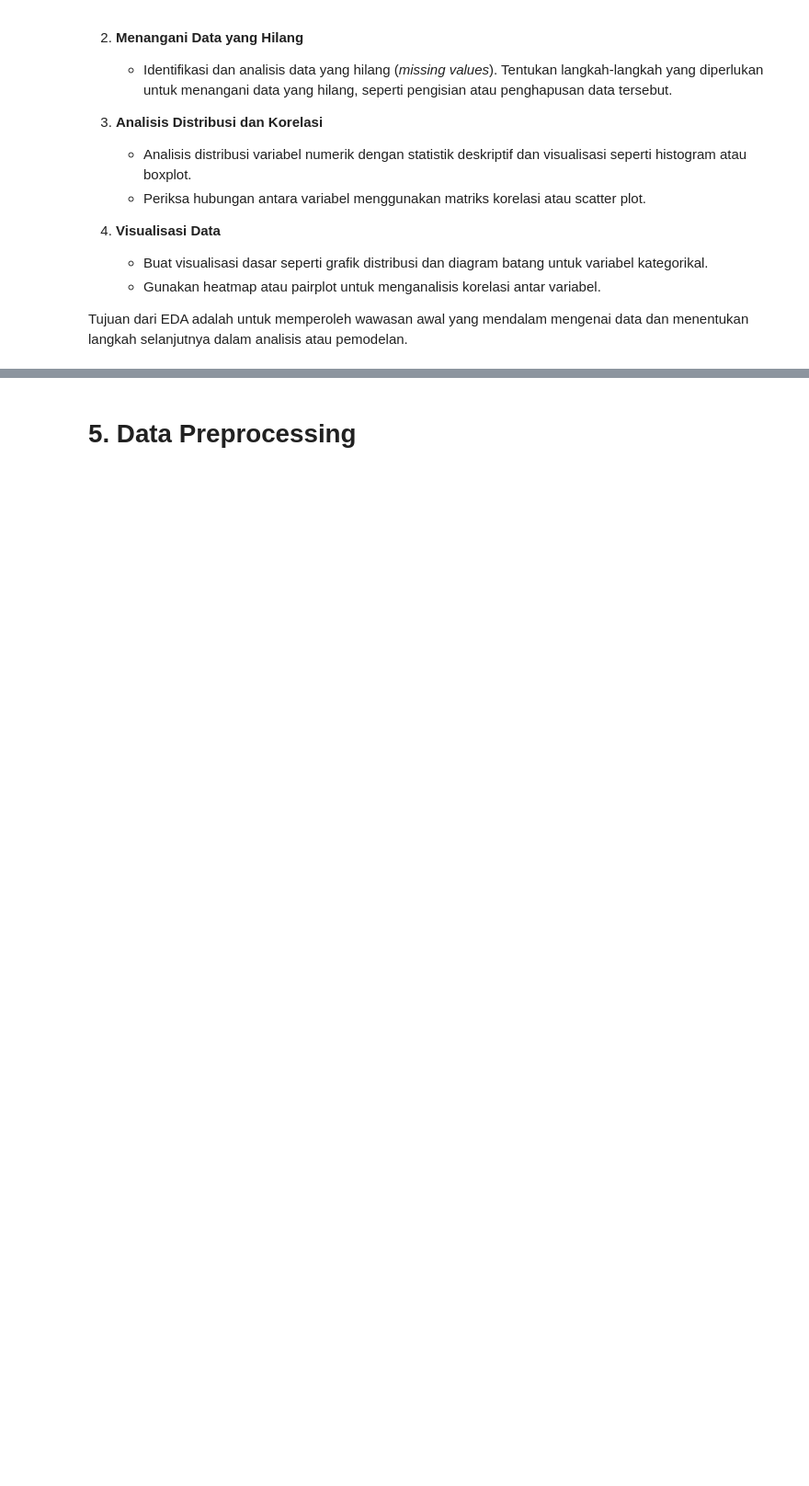
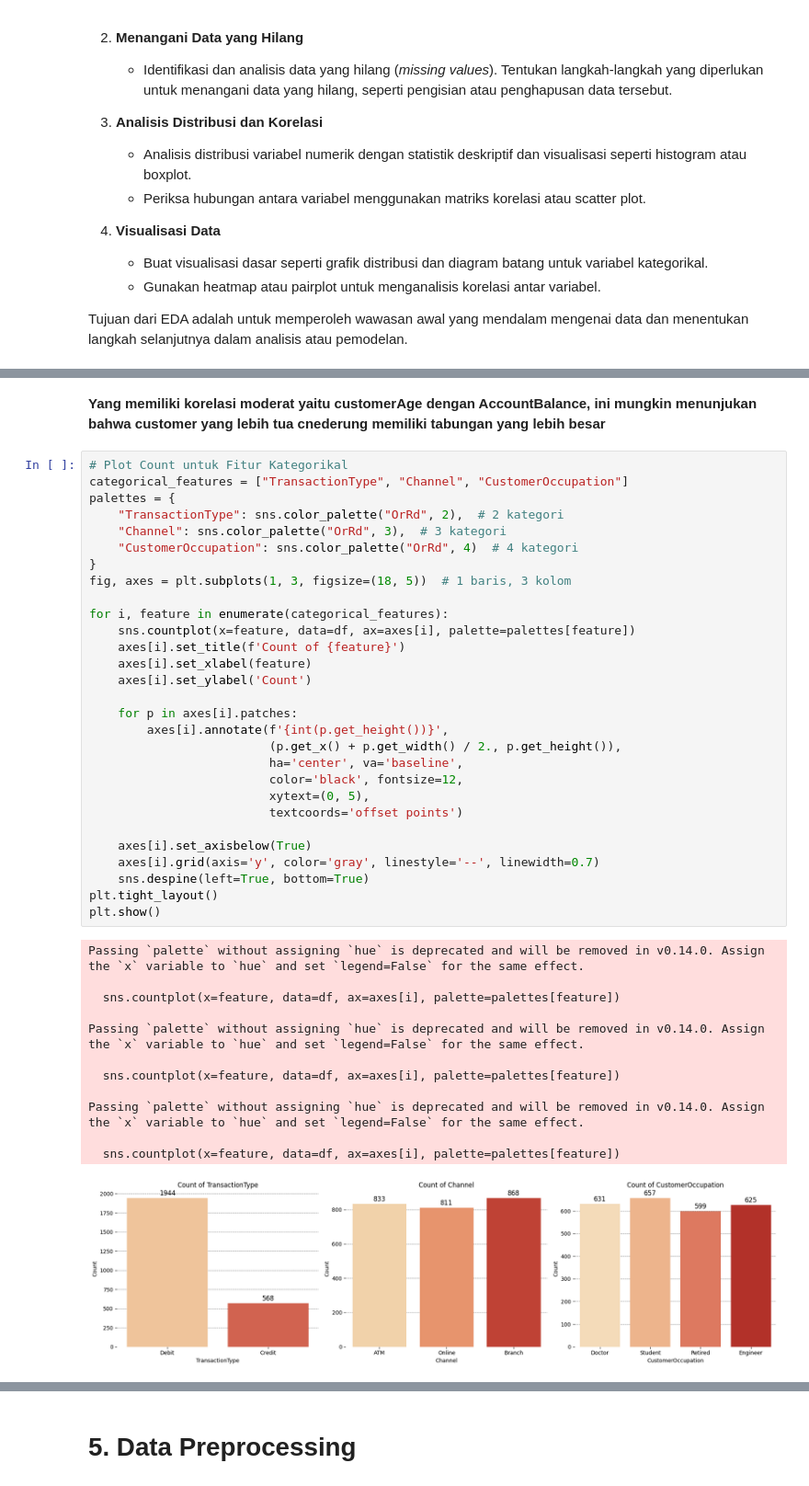
Before and after one commit to Kanaieu/bank-fraud-detection, a Jupyter notebook: [Clustering]_Submission_Akhir_BMLP_Muhammad_Tsaqiif_Ash-Shiddiq.ipynb, the cells around one changed output, grey strips where cells are left out. Shown at 92% size. Cells and saved outputs as stored; diff of their text form; blank space fills up the shorter version.

```diff
--- a/[Clustering]_Submission_Akhir_BMLP_Muhammad_Tsaqiif_Ash-Shiddiq.ipynb
+++ b/[Clustering]_Submission_Akhir_BMLP_Muhammad_Tsaqiif_Ash-Shiddiq.ipynb
@@ -54,0 +173,44 @@ Tujuan dari EDA adalah untuk memperoleh wawasan awal yang mendalam mengenai data
+# %% [markdown]
+**Yang memiliki korelasi moderat yaitu customerAge dengan AccountBalance, ini mungkin menunjukan bahwa customer yang lebih tua cnederung memiliki tabungan yang lebih besar**
+# %%
+# Plot Count untuk Fitur Kategorikal
+categorical_features = ["TransactionType", "Channel", "CustomerOccupation"]
+palettes = {
+    "TransactionType": sns.color_palette("OrRd", 2),  # 2 kategori
+    "Channel": sns.color_palette("OrRd", 3),  # 3 kategori
+    "CustomerOccupation": sns.color_palette("OrRd", 4)  # 4 kategori
+}
+fig, axes = plt.subplots(1, 3, figsize=(18, 5))  # 1 baris, 3 kolom
+
+for i, feature in enumerate(categorical_features):
+    sns.countplot(x=feature, data=df, ax=axes[i], palette=palettes[feature])
+    axes[i].set_title(f'Count of {feature}')
+    axes[i].set_xlabel(feature)
+    axes[i].set_ylabel('Count')
+
+    for p in axes[i].patches:
+        axes[i].annotate(f'{int(p.get_height())}',
+                         (p.get_x() + p.get_width() / 2., p.get_height()),
+                         ha='center', va='baseline',
+                         color='black', fontsize=12,
+                         xytext=(0, 5),
+                         textcoords='offset points')
+
+    axes[i].set_axisbelow(True)
+    axes[i].grid(axis='y', color='gray', linestyle='--', linewidth=0.7)
+    sns.despine(left=True, bottom=True)
+plt.tight_layout()
+plt.show()
+# %% [output]
+Passing `palette` without assigning `hue` is deprecated and will be removed in v0.14.0. Assign the `x` variable to `hue` and set `legend=False` for the same effect.
+
+  sns.countplot(x=feature, data=df, ax=axes[i], palette=palettes[feature])
+
+Passing `palette` without assigning `hue` is deprecated and will be removed in v0.14.0. Assign the `x` variable to `hue` and set `legend=False` for the same effect.
+
+  sns.countplot(x=feature, data=df, ax=axes[i], palette=palettes[feature])
+
+Passing `palette` without assigning `hue` is deprecated and will be removed in v0.14.0. Assign the `x` variable to `hue` and set `legend=False` for the same effect.
+
+  sns.countplot(x=feature, data=df, ax=axes[i], palette=palettes[feature])
+[figure, added]
```
Also changed, not shown: parts of 91 cells of this notebook, 1 other file.
